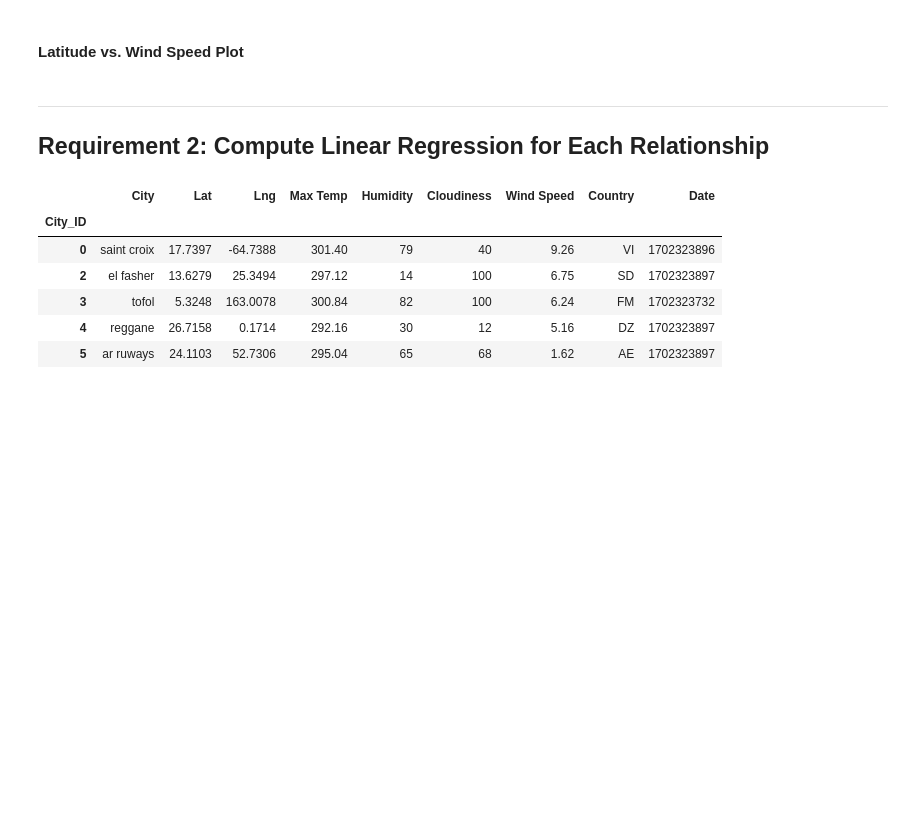
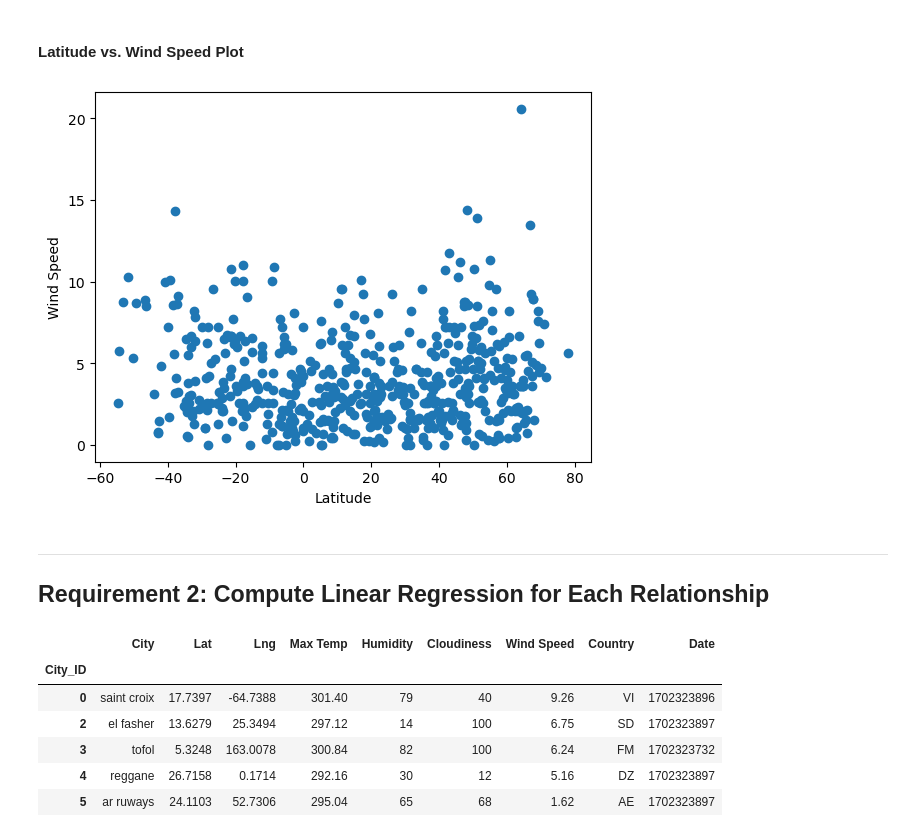
Before and after one commit to KDR9577/python-api-challenge, a Jupyter notebook: WeatherPy/WeatherPy.ipynb, the cells around one changed output. Drawn from its saved outputs; the diff is of its cells as text; code cells hidden in the pictures; blank space fills up the shorter version.

```diff
--- a/WeatherPy/WeatherPy.ipynb
+++ b/WeatherPy/WeatherPy.ipynb
@@ -265,16 +274,21 @@ plt.show()
 #### Latitude vs. Wind Speed Plot
 # %%
 # Build the scatter plots for latitude vs. wind speed
-# YOUR CODE HERE
+x_values = city_data_df2['Lat']
+y_values = city_data_df2['Wind Speed']
+plt.scatter(x_values,y_values)
 
 # Incorporate the other graph properties
-# YOUR CODE HERE
+plt.xlabel('Latitude')
+plt.ylabel('Wind Speed')
 
 # Save the figure
 plt.savefig("output_data/Fig4.png")
 
 # Show plot
 plt.show()
+# %% [output]
+[figure, added]
 # %% [markdown]
 ---
 
```
Also changed, not shown: parts of 25 cells of this notebook, 3 other files.
